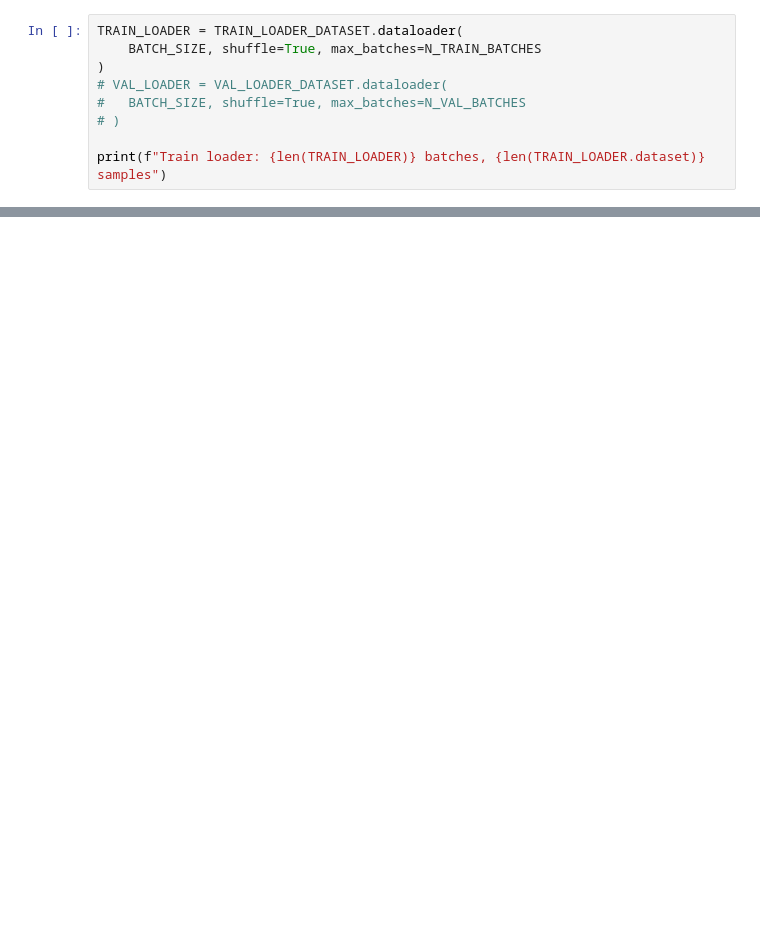
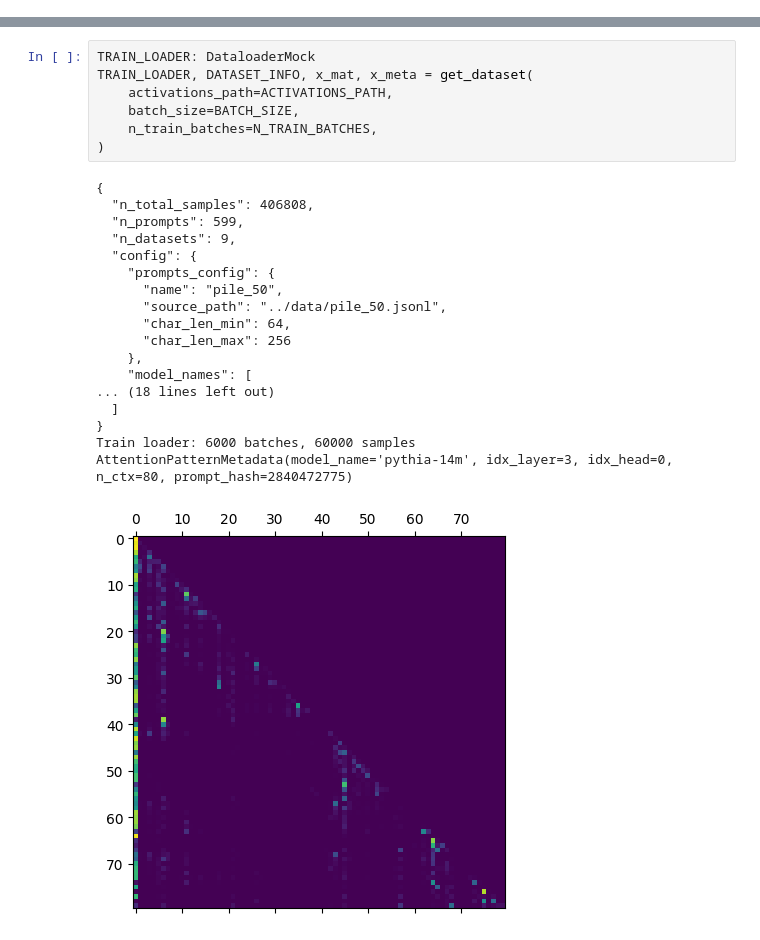
Before and after one commit to mivanit/attention-motifs, a Jupyter notebook: notebooks/contrastive_AE.ipynb, the cells around one changed output, grey strips where cells are left out. Cells and saved outputs as stored; diff of their text form; blank space fills up the shorter version.

Commit message:
exporting a bunch to train.py

```diff
--- a/notebooks/contrastive_AE.ipynb
+++ b/notebooks/contrastive_AE.ipynb
@@ -58,9 +34,0 @@ N_VAL_BATCHES: int = 10
-# %%
-TRAIN_LOADER = TRAIN_LOADER_DATASET.dataloader(
-	BATCH_SIZE, shuffle=True, max_batches=N_TRAIN_BATCHES
-)
-# VAL_LOADER = VAL_LOADER_DATASET.dataloader(
-# 	BATCH_SIZE, shuffle=True, max_batches=N_VAL_BATCHES
-# )
-
-print(f"Train loader: {len(TRAIN_LOADER)} batches, {len(TRAIN_LOADER.dataset)} samples")
@@ -252,0 +44,26 @@ x_latent.shape = torch.Size([10, 128])
+# %%
+TRAIN_LOADER: DataloaderMock
+TRAIN_LOADER, DATASET_INFO, x_mat, x_meta = get_dataset(
+	activations_path=ACTIVATIONS_PATH,
+	batch_size=BATCH_SIZE,
+	n_train_batches=N_TRAIN_BATCHES,
+)
+# %% [output]
+{
+  "n_total_samples": 406808,
+  "n_prompts": 599,
+  "n_datasets": 9,
+  "config": {
+    "prompts_config": {
+      "name": "pile_50",
+      "source_path": "../data/pile_50.jsonl",
+      "char_len_min": 64,
+      "char_len_max": 256
+    },
+    "model_names": [
+... (18 lines left out)
+  ]
+}
+Train loader: 6000 batches, 60000 samples
+AttentionPatternMetadata(model_name='pythia-14m', idx_layer=3, idx_head=0, n_ctx=80, prompt_hash=2840472775)
+[figure, added]
```
Also changed, not shown: parts of 14 cells of this notebook, 2 other files.
